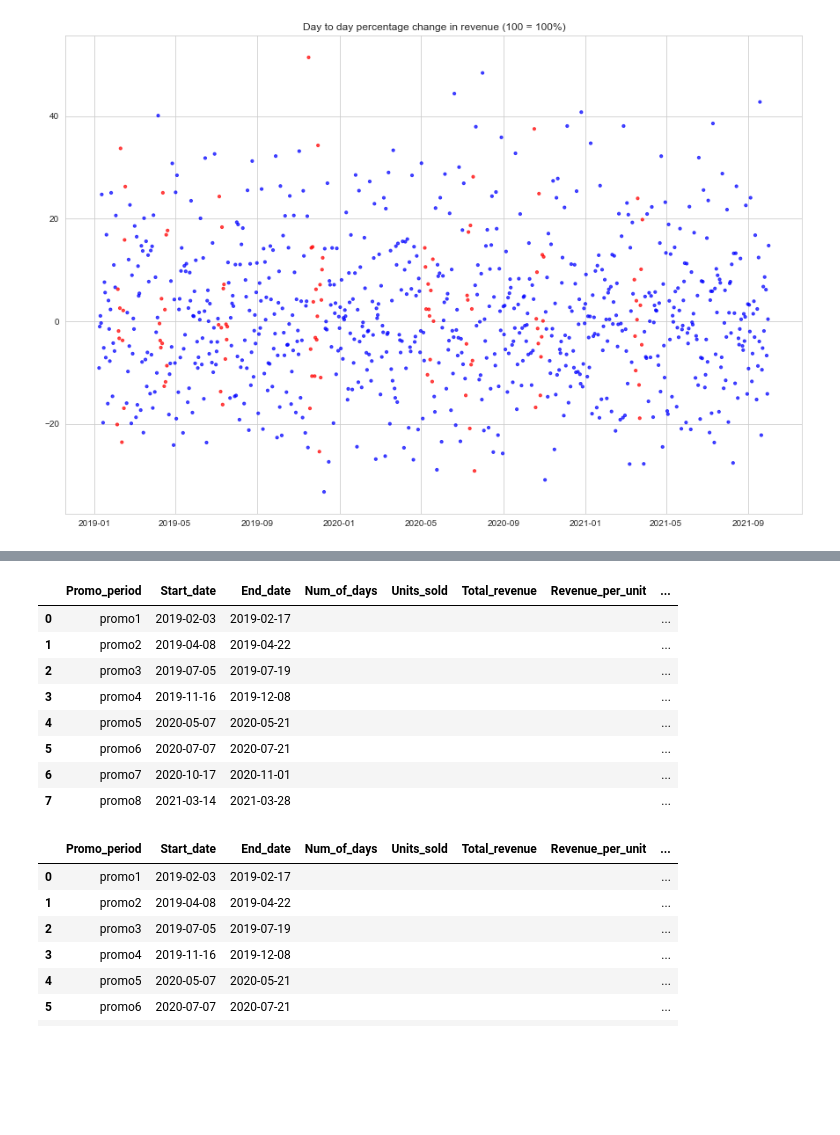
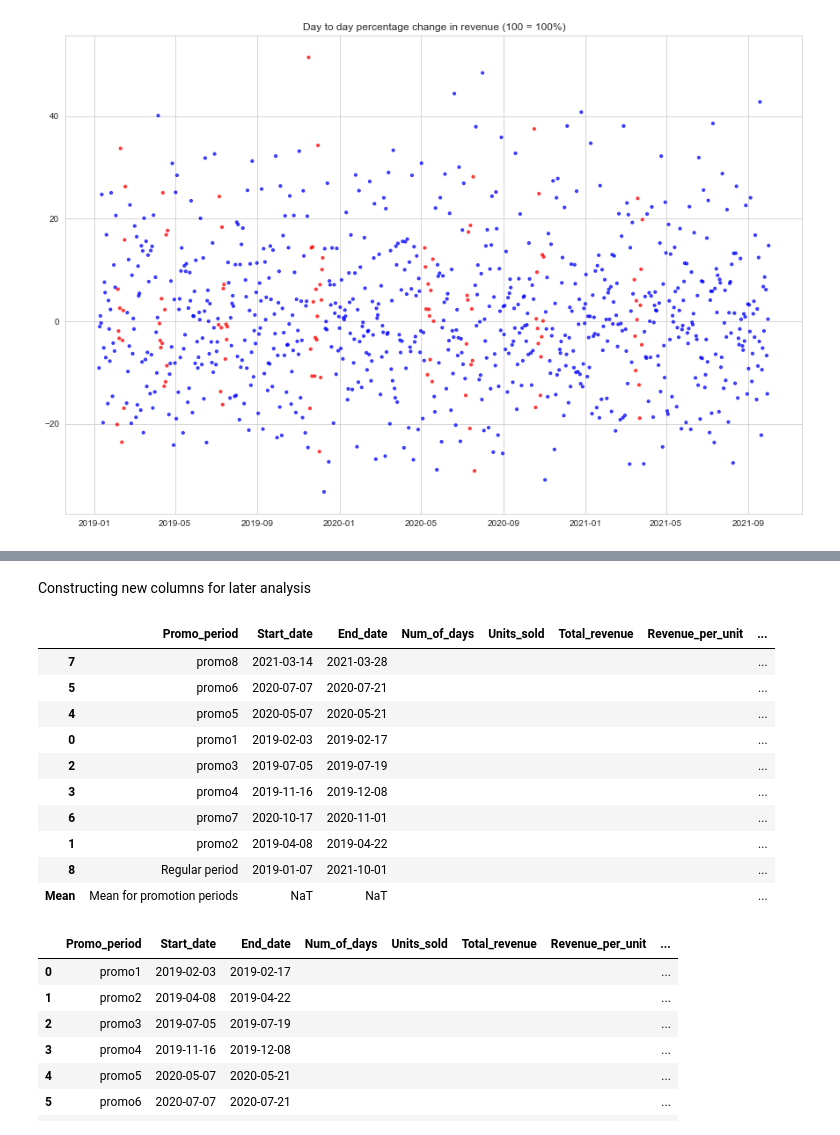
Before and after one commit to ignacyklimont/Sales_Data_Analytics_Project, a Jupyter notebook: Edgard&Cooper.ipynb, the cells around one changed output, grey strips where cells are left out. Cells and saved outputs as stored; diff of their text form; code cells hidden in the pictures; blank space fills up the shorter version.

```diff
--- a/Edgard&Cooper.ipynb
+++ b/Edgard&Cooper.ipynb
@@ -341,28 +364,32 @@ end_date      False
 dtype: bool
+# %% [markdown]
+Constructing new columns for later analysis
 # %%
 # Adding columns for later data ingestion to df_promos
 
 df_promo.rename(columns = {'Unnamed: 0':'Promo_period', 'start_date':'Start_date', 'end_date':'End_date'}, inplace = True)
 df_promo['Num_of_days'] = '' #df_promo['End_date'] - df_promo['Start_date']
 #df_promo['Num_of_days'] = pd.to_numeric(df_promo['Num_of_days'].dt.days, downcast='integer')
 df_promo['Units_sold'] = ''
 df_promo['Total_revenue'] = ''
 df_promo['Revenue_per_unit'] = ''
 df_promo['Units_per_day'] = ''
 df_promo['Revenue_per_day'] = ''
 df_promo['Promo_%'] = ''
-df_promo['Gross_Margin_per_day'] = ''
+df_promo['Profit_per_day'] = ''
 df_promo
 # %% [output]
 |  | Promo_period | Start_date | End_date | Num_of_days | Units_sold | Total_revenue | Revenue_per_unit | ... |
+| 7 | promo8 | 2021-03-14 | 2021-03-28 |  |  |  |  | ... |
+| 5 | promo6 | 2020-07-07 | 2020-07-21 |  |  |  |  | ... |
+| 4 | promo5 | 2020-05-07 | 2020-05-21 |  |  |  |  | ... |
 | 0 | promo1 | 2019-02-03 | 2019-02-17 |  |  |  |  | ... |
-| 1 | promo2 | 2019-04-08 | 2019-04-22 |  |  |  |  | ... |
 | 2 | promo3 | 2019-07-05 | 2019-07-19 |  |  |  |  | ... |
 | 3 | promo4 | 2019-11-16 | 2019-12-08 |  |  |  |  | ... |
-| 4 | promo5 | 2020-05-07 | 2020-05-21 |  |  |  |  | ... |
-| 5 | promo6 | 2020-07-07 | 2020-07-21 |  |  |  |  | ... |
 | 6 | promo7 | 2020-10-17 | 2020-11-01 |  |  |  |  | ... |
-| 7 | promo8 | 2021-03-14 | 2021-03-28 |  |  |  |  | ... |
+| 1 | promo2 | 2019-04-08 | 2019-04-22 |  |  |  |  | ... |
+| 8 | Regular period | 2019-01-07 | 2021-10-01 |  |  |  |  | ... |
+| Mean | Mean for promotion periods | NaT | NaT |  |  |  |  | ... |
 # %%
 # Making sure it is sorted by date
 
```
Also changed, not shown: parts of 27 cells of this notebook.
